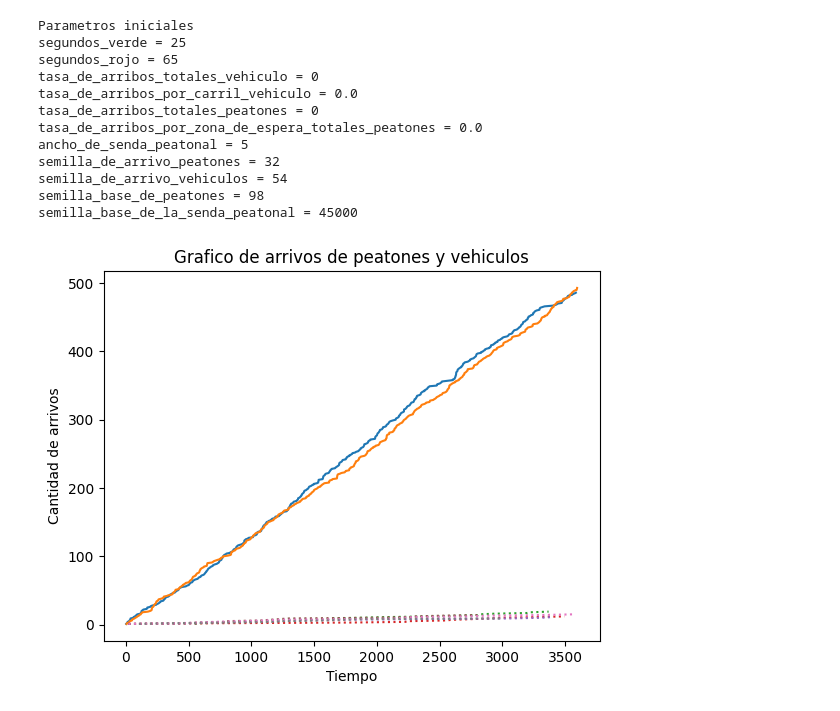
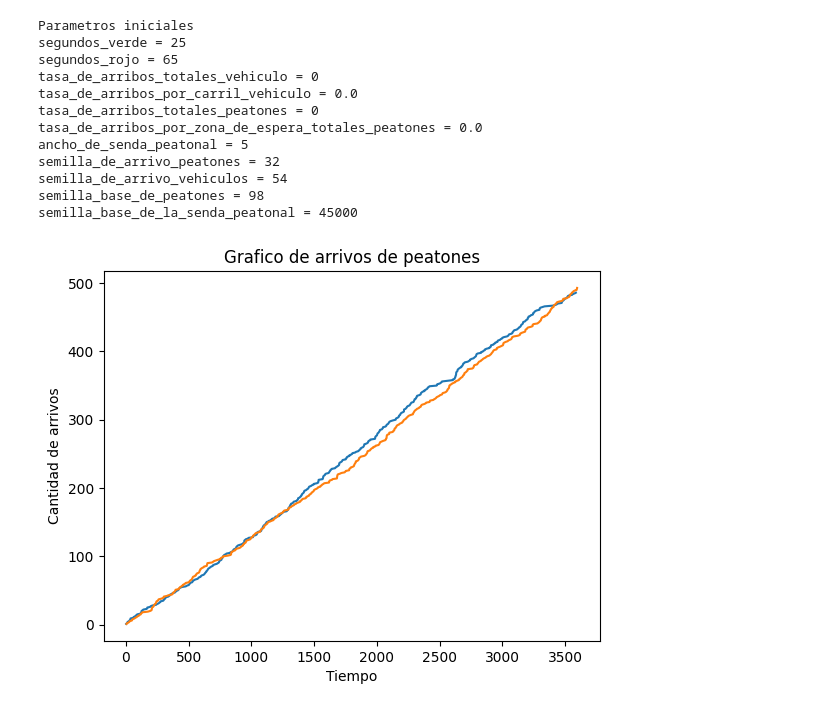
Before and after one commit to MartinCohen98/simulacion_tp1_grupo2_1c2024, a Jupyter notebook: mixmax_rng.ipynb, the cells around one changed output. Drawn from its saved outputs; the diff is of its cells as text; code cells hidden in the pictures.

```diff
--- a/mixmax_rng.ipynb
+++ b/mixmax_rng.ipynb
@@ -566,6 +566,8 @@ class Cell:
         return self.content is None
 
     def transfer(self, new_content=None):
+        if not new_content is None and not self.content is None:
+            raise ValueError("ERROR, Transfer to occupied cell")
         self.content = new_content
 
     def draw_view(self):
@@ -657,8 +659,7 @@ class TraficLane:
         if self.waiting_quantity == 0:
             self.wait_cells = 0
         # se obtiene la cantidad de arrivos en el tiempo dado
-        vehicle_arrivals = self.vehicle_arrivals[actual_time]
-        self.waiting_quantity += vehicle_arrivals
+        self.waiting_quantity += self.vehicle_arrivals[actual_time]
         # caso de carril bloqueado no se traslada
         if self._is_blocked_lane():
             return 0
@@ -691,11 +692,11 @@ class TraficLane:
     def get_cells(self):
         return self.cells_to_pass
 
-    def generate_vehicle(self, to_upper):
+    def generate_vehicle(self):
         # caso de intentar generar vehiculo cuando no hay vehiculos esperando
         if self.waiting_quantity == 0:
             raise BufferError("Error, waiting quantity equal to cero.")
-        vehicle = Vehicle(to_upper)
+        vehicle = Vehicle(self.from_upper)
         self.waiting_quantity -= 1
         return vehicle
 
@@ -714,7 +715,7 @@ class TraficLane:
                 else:
                     cant_total = len(self.cells_to_pass) / VEHICLE_SIZE_BROAD
                     comp = lambda x: x > (cant_total - cant_to_pass)
-                if comp(x):
+                if comp(n):
                     cell.transfer(VehicleTransition())
                 else:
                     cell.transfer(Vehicle())
@@ -732,7 +733,7 @@ class TraficLane:
         else:
             self.wait_cells = (VEHICLE_SIZE_LONG + self.wait_cells) % VEHICLE_SPEED
             result = 1
-        return result
+        return min(result, self.waiting_quantity)
 # %%
 """representation of a pedestrian traffic light"""
 class TraficLight:
@@ -1203,11 +1234,11 @@ class SimulationResults:
         self.data_per_second = {}
 
     def add_data_in_second(self, second, missing_pedestrians, pedestrians_waiting, vehicles_waiting, matrix, is_green):
-        self.data_per_second[second] = DataPerSecond(missing_pedestrians, pedestrians_waiting, vehicles_waiting, matrix, is_green)
+        self.data_per_second[second] = DataPerSecond(missing_pedestrians, pedestrians_waiting, vehicles_waiting, matrix, is_green, second)
 
     """function that the simulation generates through standard output, receives a screen update value (in seconds) that represents the time it takes to delete and rewrite the simulated data and another value that indicates how long it should animate"""
     def view_data_per_second(self, time_between_seconds, total_time, initial_time=0):
-        for second in range(initial_time, initial_time + total_time):
+        for second in range(initial_time, total_time):
             clear_output(wait=True)
             self.data_per_second[second].view_data(second)
             time.sleep(time_between_seconds)
@@ -1218,9 +1249,8 @@ class SimulationResults:
         for parametre in self.parametres:
             print(parametre + " = " + str(self.parametres[parametre]))
 
-    def draw_acumulative_arrivals(self):
+    def draw_acumulative_arrivals_pedestrian(self):
         line_stile_pedestrian = "-"
-        line_stile_vehicle = ":"
         # Lineas de arribo
         # Arribo peatones derecha
         to_plot_pedestrian = list(range(1, len(self.pederastian_arrivals[ARRIVAL_PEDESTRIAN_RIGHT])+1))
@@ -1228,14 +1258,23 @@ class SimulationResults:
         # Arribo peatones izquierda
         to_plot_pedestrian = list(range(1, len(self.pederastian_arrivals[ARRIVAL_PEDESTRIAN_LEFT])+1))
         plt.plot(list(self.pederastian_arrivals[ARRIVAL_PEDESTRIAN_LEFT]), to_plot_pedestrian, label="Arribo de peatones", linestyle=line_stile_pedestrian)
+        # titulo
+        plt.title("Grafico de arrivos de peatones")
+        # descripcion de ejes
+        plt.xlabel('Tiempo')
+        plt.ylabel('Cantidad de arrivos')
+        plt.show()
 
+    def draw_acumulative_arrivals_vehicles(self):
+        line_stile_vehicle = ":"
+        # Lineas de arribo
         # Arribo vehiculos
         for n_lane in range(NUMBER_OF_LANES):
             label = "Carril numero: " + str(n_lane)
             to_plot_vehicles = list(range(1, len(self.vehicle_arrivals[n_lane])+1))
             plt.plot(list(self.vehicle_arrivals[n_lane]), to_plot_vehicles, label=label, linestyle=line_stile_vehicle)
         # titulo
-        plt.title("Grafico de arrivos de peatones y vehiculos")
+        plt.title("Grafico de arrivos de vehiculos")
         # descripcion de ejes
         plt.xlabel('Tiempo')
         plt.ylabel('Cantidad de arrivos')
@@ -1394,9 +1500,10 @@ def generate_data_whit_params(n_green_pos, n_vehicle_arrival_rate, n_pedestrian_
         add_data_in_result(simulation, result, actual_time)
     return result
 # %%
-total_time = 5
+total_time = 1000
+time_tick = 0.05
 simulacion_1 = generate_data_whit_params(0, 0, 0, CROSSWALKS_WIDTH_POSSIBILITIES[0], total_time=total_time, seed_to_pedestrian=SEED_BASE_TO_PEDESTRIAN, seed_to_cross=SEED_BASE_TO_CROSS)
-simulacion_1.view_data_per_second(0.5, total_time=total_time)
+simulacion_1.view_data_per_second(time_tick, total_time=total_time, initial_time=540)
 # %% [output]
 Animacion de la simulacion del punto 4
 
@@ -1431,6 +1539,6 @@ semilla_de_arrivo_vehiculos = 54
 semilla_base_de_peatones = 98
 semilla_base_de_la_senda_peatonal = 45000
 # %%
-simulacion_1.draw_acumulative_arrivals()
+simulacion_1.draw_acumulative_arrivals_pedestrian()
 # %% [output]
-[figure, old version]
+[figure, new version]
```
Also changed, not shown: parts of 4 cells of this notebook.
